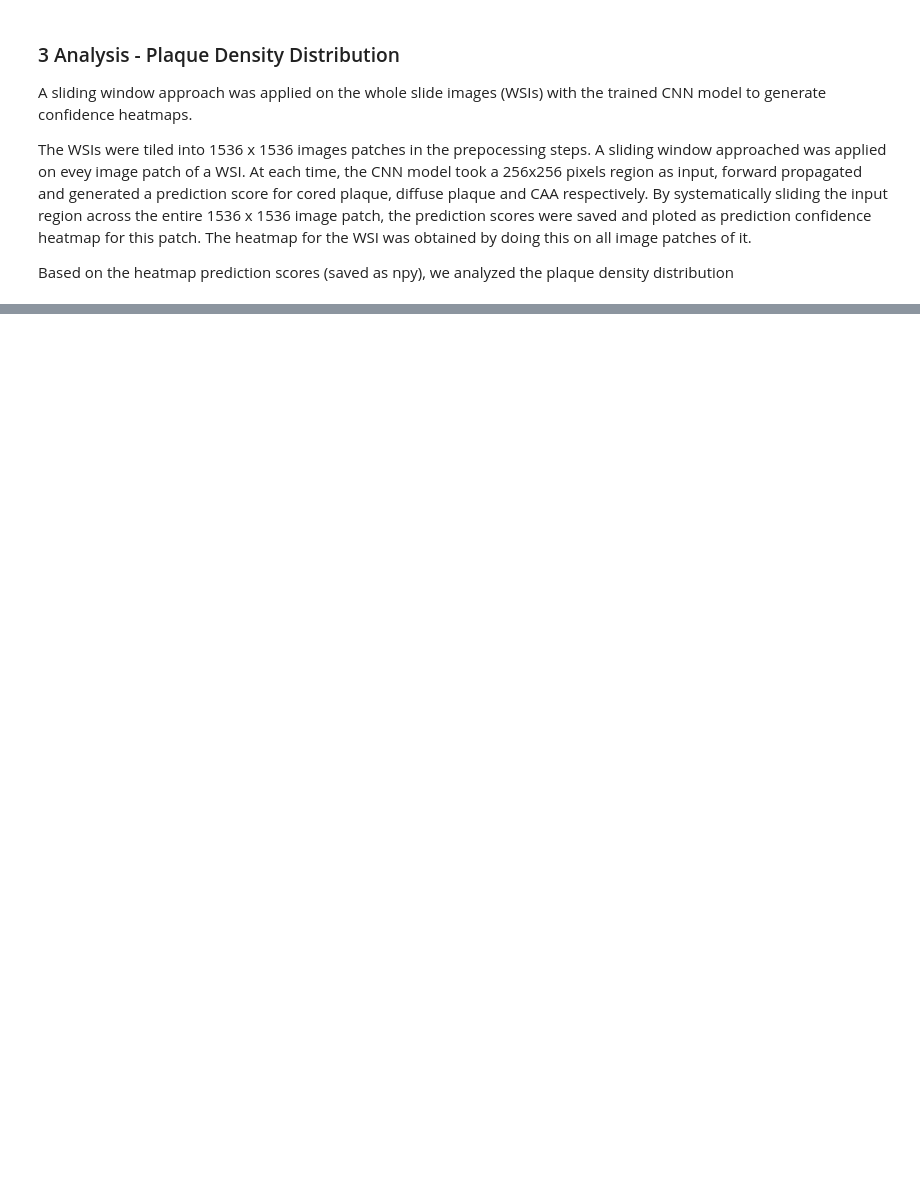
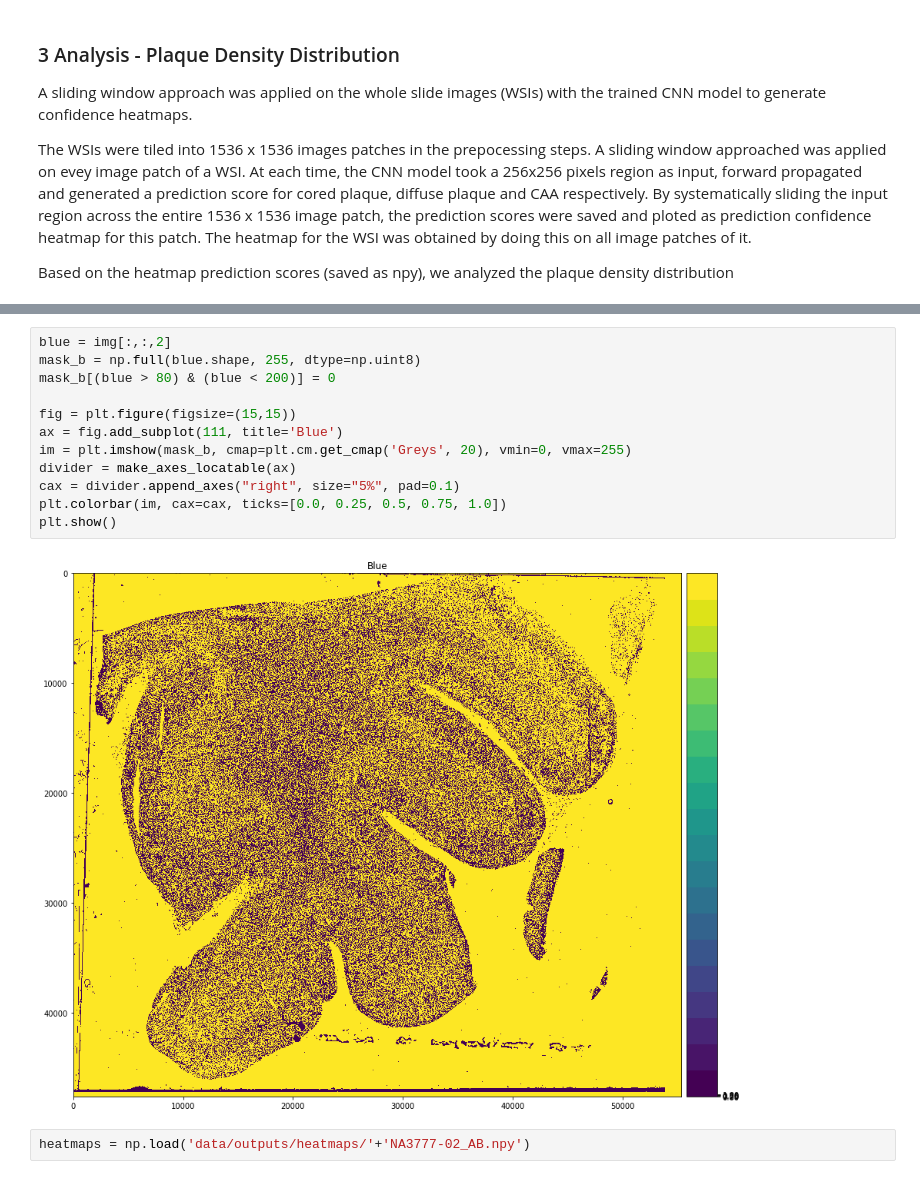
Before and after one commit to henrrydegee/plaquebox-paper, a Jupyter notebook: 3) Analysis - Plaque Density Distribution.ipynb, the cells around one changed output, grey strips where cells are left out. Drawn from its saved outputs; the diff is of its cells as text; blank space fills up the shorter version.

```diff
--- a/3) Analysis - Plaque Density Distribution.ipynb
+++ b/3) Analysis - Plaque Density Distribution.ipynb
@@ -31,0 +106,16 @@ SAVE_DIR = 'data/outputs/heatmaps/'
+# %%
+blue = img[:,:,2]
+mask_b = np.full(blue.shape, 255, dtype=np.uint8)
+mask_b[(blue > 80) & (blue < 200)] = 0
+
+fig = plt.figure(figsize=(15,15))
+ax = fig.add_subplot(111, title='Blue')
+im = plt.imshow(mask_b, cmap=plt.cm.get_cmap('Greys', 20), vmin=0, vmax=255)
+divider = make_axes_locatable(ax)
+cax = divider.append_axes("right", size="5%", pad=0.1)
+plt.colorbar(im, cax=cax, ticks=[0.0, 0.25, 0.5, 0.75, 1.0])
+plt.show()
+# %% [output]
+[figure, added]
+# %%
+heatmaps = np.load('data/outputs/heatmaps/'+'NA3777-02_AB.npy')
```
Also changed, not shown: parts of 10 cells of this notebook.
